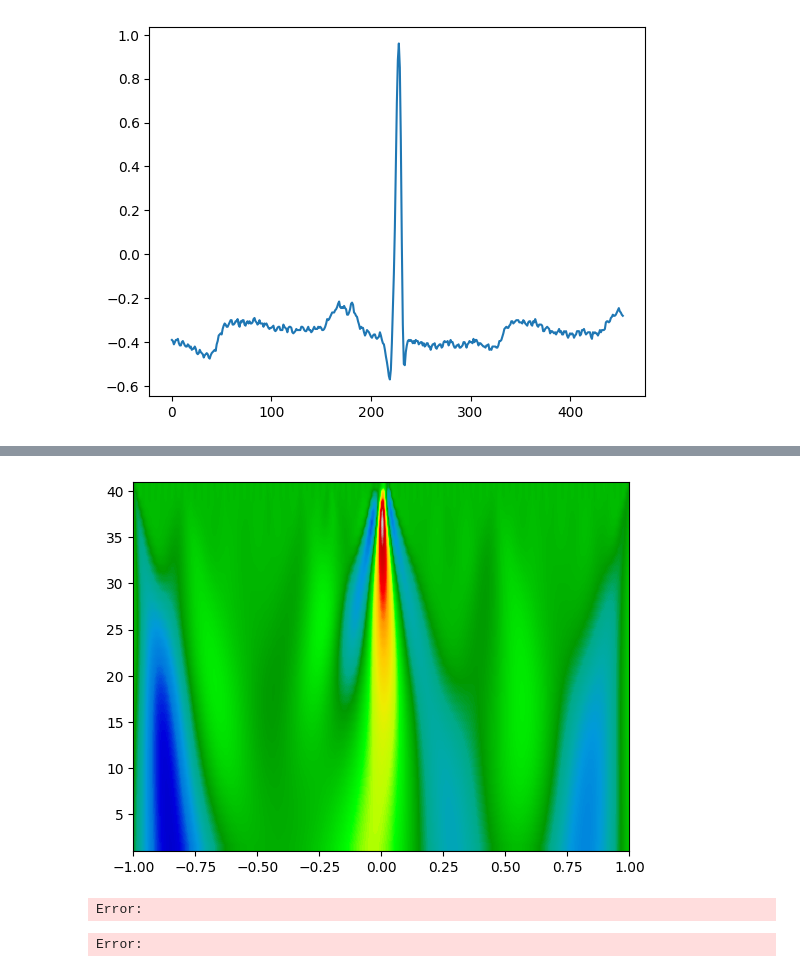
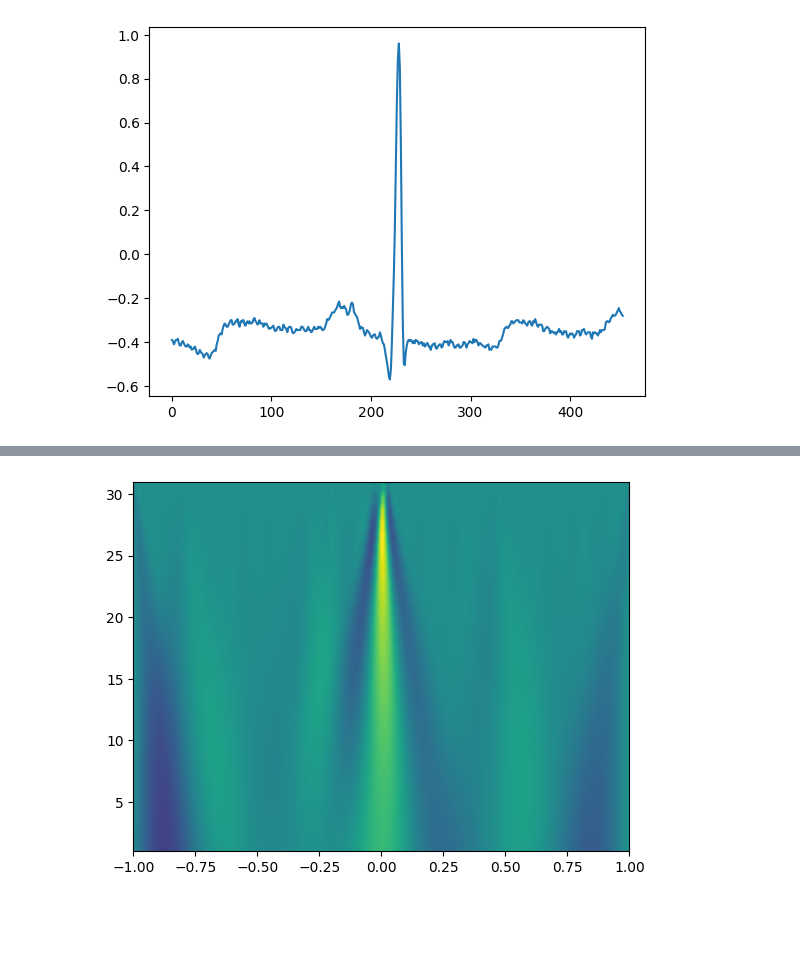
Before and after one commit to awcheng23/PACE, a Jupyter notebook: demo.ipynb, the cells around one changed output, grey strips where cells are left out. Drawn from its saved outputs; the diff is of its cells as text; code cells hidden in the pictures; blank space fills up the shorter version.

```diff
--- a/demo.ipynb
+++ b/demo.ipynb
@@ -8,11 +8,6 @@ pat_id = 101
 
 # Read a record from the database
 record = wfdb.rdrecord(f'./data/mitdb/{pat_id}')
-# %%
-# Read annotations
-annotation = wfdb.rdann(f'./data/mitdb/{pat_id}', 'atr')
-symbol = annotation.symbol
-location = annotation.sample
 # %%
 # Find RR-intervals and min and max of each set
 rr_intervals = []
@@ -144,37 +113,3 @@ plt.plot(segments[1])
 108264
 [<matplotlib.lines.Line2D at 0x...>]
 [figure]
-# %%
-max_len = len(segments[0])
-
-sum = 0
-lengths = []
-for segment in segments:
-    sum += len(segment)
-    lengths.append(len(segment))
-    max_len = max(len(segment), max_len)
-
-min_value = min(lengths)
-min_index = lengths.index(min_value)
-
-# max_value = max(lengths)
-max_index = lengths.index(max_len)
-
-print(max_len)
-# print(max_value)
-# print(beat_types[min_index])
-# print(beat_types[min_index+1])
-# print(beat_types[min_index-1])
-print(beat_types[max_index])
-print(beat_types[max_index+1])
-print(beat_types[max_index-1])
-plt.plot(segments[max_index])
-plt.figure()
-plt.plot(segments[max_index+1])
-plt.figure()
-plt.plot(segments[max_index-1])
-
-len(beat_types) == len(segments)
-
-plt.figure()
-plt.hist(lengths, bins=40, log=True)
@@ -217,13 +179,9 @@ cwtmatr = spy.signal.cwt(segments[1], spy.signal.ricker, widths)
 # %%
-plt.imshow(cwtmatr, extent=[-1, 1, 1, 41], cmap='nipy_spectral', aspect='auto',
+# Plot single continuous wavelet transform
+widths = np.arange(1, 31)
+cwtmatr = spy.signal.cwt(segments[1], spy.signal.ricker, widths)
+plt.imshow(cwtmatr, extent=[-1, 1, 1, 31], cmap='viridis', aspect='auto',
            vmax=abs(cwtmatr).max(), vmin=-abs(cwtmatr).max())
 plt.show()
 # %% [output]
-[figure, old version]
+[figure, new version]
-# %%
-widths = np.arange(1, 41)
-for i in range(0, len(segments)):
-    segments[i] = spy.signal.cwt(segments[i], spy.signal.ricker, widths)
-# %% [output]
-Error:
-Error:
```
Also changed, not shown: parts of 9 cells of this notebook.
